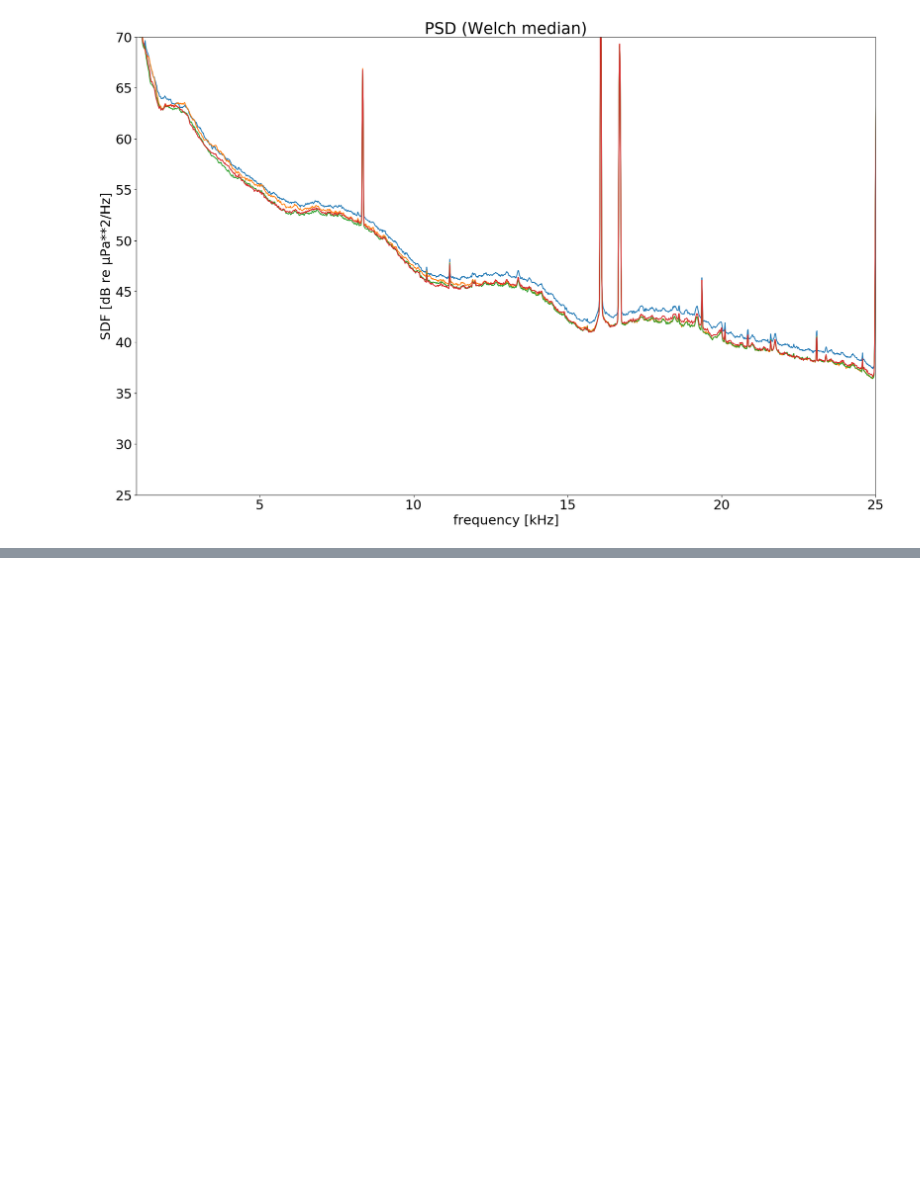
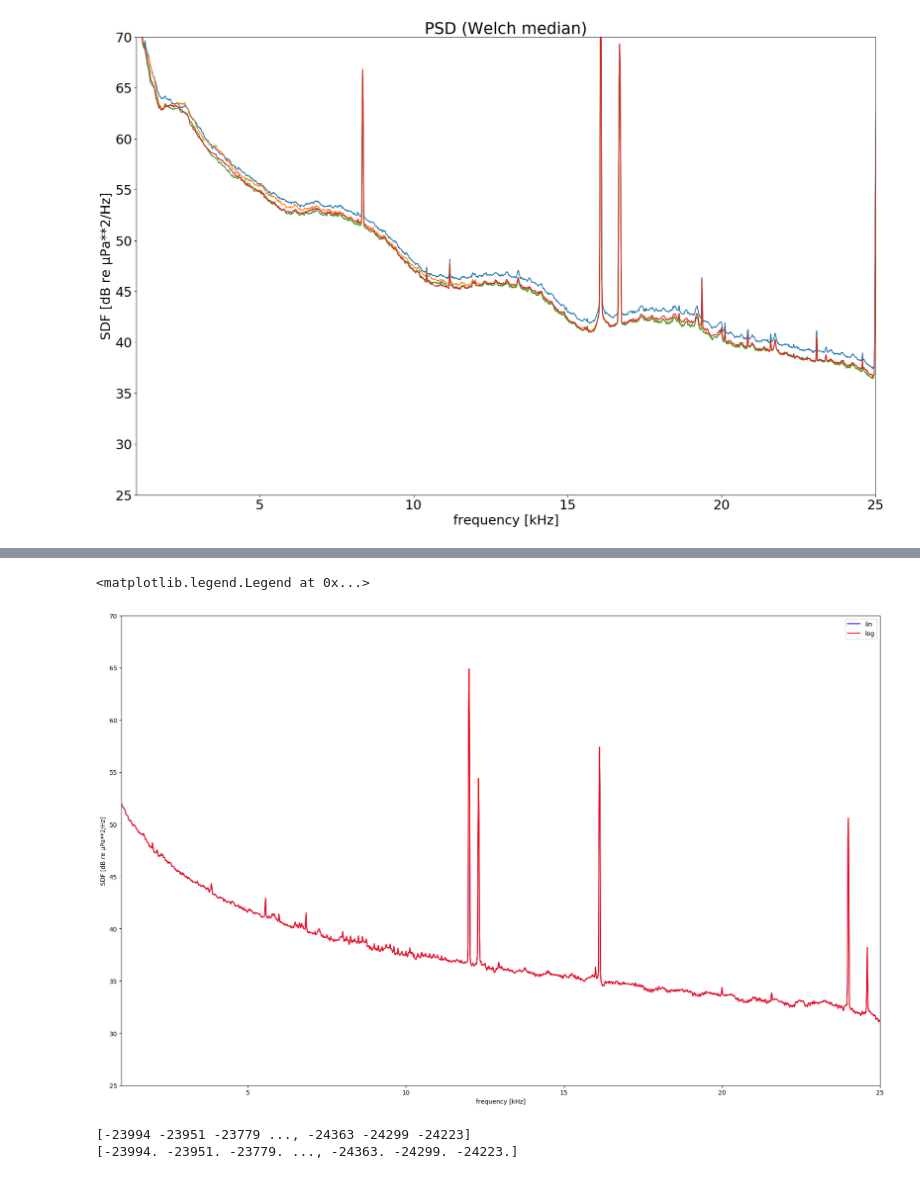
Before and after one commit to Ocean-Data-Lab/ooipy, a Jupyter notebook: demo.ipynb, the cells around one changed output, grey strips where cells are left out. Cells and saved outputs as stored; diff of their text form; code cells hidden in the pictures; blank space fills up the shorter version.

```diff
--- a/demo.ipynb
+++ b/demo.ipynb
@@ -107,0 +133,23 @@ plt.show()
+# %%
+import numpy as np
+from matplotlib import pyplot as plt
+import datetime
+import ooi_data_processing_library as ooilib
+
+# test lin/log scale option
+start_time = datetime.datetime(2016,10,6,0,0,0) # time of first sample
+end_time = datetime.datetime(2016,10,6,0,5,0) # time of last sample
+f, psd_lin = ooilib.compute_psd_welch(start_time, end_time, 150,  node='/PC01A', scale='lin')
+f, psd_log = ooilib.compute_psd_welch(start_time, end_time, 150, node='/PC01A')
+# %%
+fig, ax = plt.subplots(figsize=(22,14), dpi=100)
+plt.plot(f/1000, 10*np.log10(psd_lin),label='lin',color='b')
+plt.plot(f/1000, psd_log,label='log',color='r')
+plt.xlabel('frequency [kHz]')
+plt.ylabel('SDF [dB re µPa**2/Hz]')
+plt.xlim(1,25)
+plt.ylim(25,70)
+plt.legend()
+# %% [output]
+<matplotlib.legend.Legend at 0x...>
+[figure, added]
@@ -107,0 +171,7 @@ plt.show()
+# %%
+print(st[0].data)
+print(st2[0].data)
+st3 = st2.slice(UTCDateTime(start_time), UTCDateTime(end_time))
+# %% [output]
+[-23994 -23951 -23779 ..., -24363 -24299 -24223]
+[-23994. -23951. -23779. ..., -24363. -24299. -24223.]
```
Also changed, not shown: parts of 11 cells of this notebook, 1 other file.
